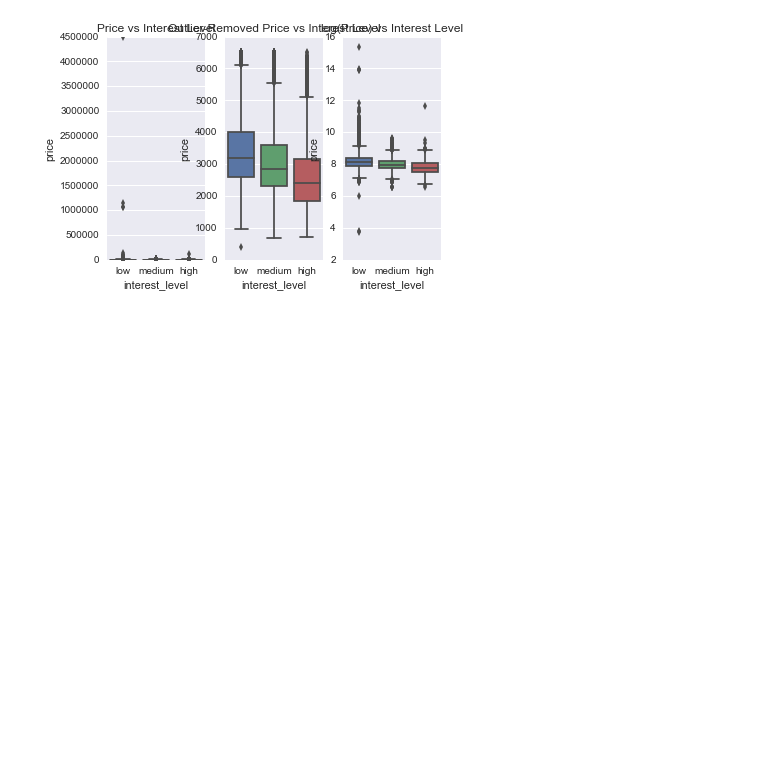
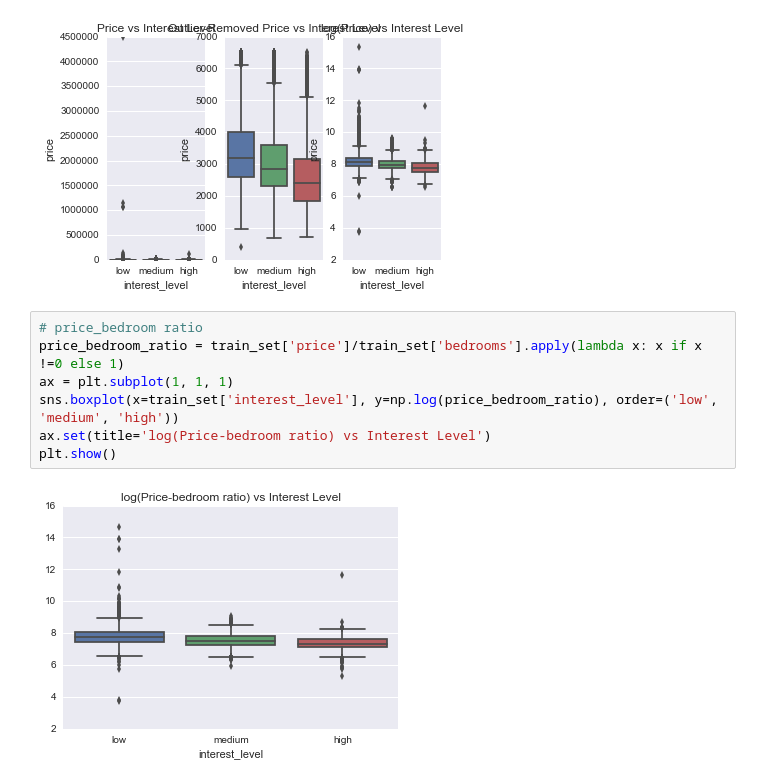
Before and after one commit to al825/Reatal_List_Classification, a Jupyter notebook: rental_list_classification.ipynb, the cells around one changed output. Saved outputs shown, nothing was run; the diff lists cells and outputs as text; blank space fills up the shorter version.

```diff
--- a/rental_list_classification.ipynb
+++ b/rental_list_classification.ipynb
@@ -235,3 +235,12 @@ ax.set(title='log(Price) vs Interest Level')
 plt.show()
 # %% [output]
 [figure]
+# %%
+# price_bedroom ratio
+price_bedroom_ratio = train_set['price']/train_set['bedrooms'].apply(lambda x: x if x !=0 else 1)
+ax = plt.subplot(1, 1, 1)
+sns.boxplot(x=train_set['interest_level'], y=np.log(price_bedroom_ratio), order=('low', 'medium', 'high'))
+ax.set(title='log(Price-bedroom ratio) vs Interest Level')
+plt.show()
+# %% [output]
+[figure, added]
```
Also changed, not shown: parts of 3 cells of this notebook.
